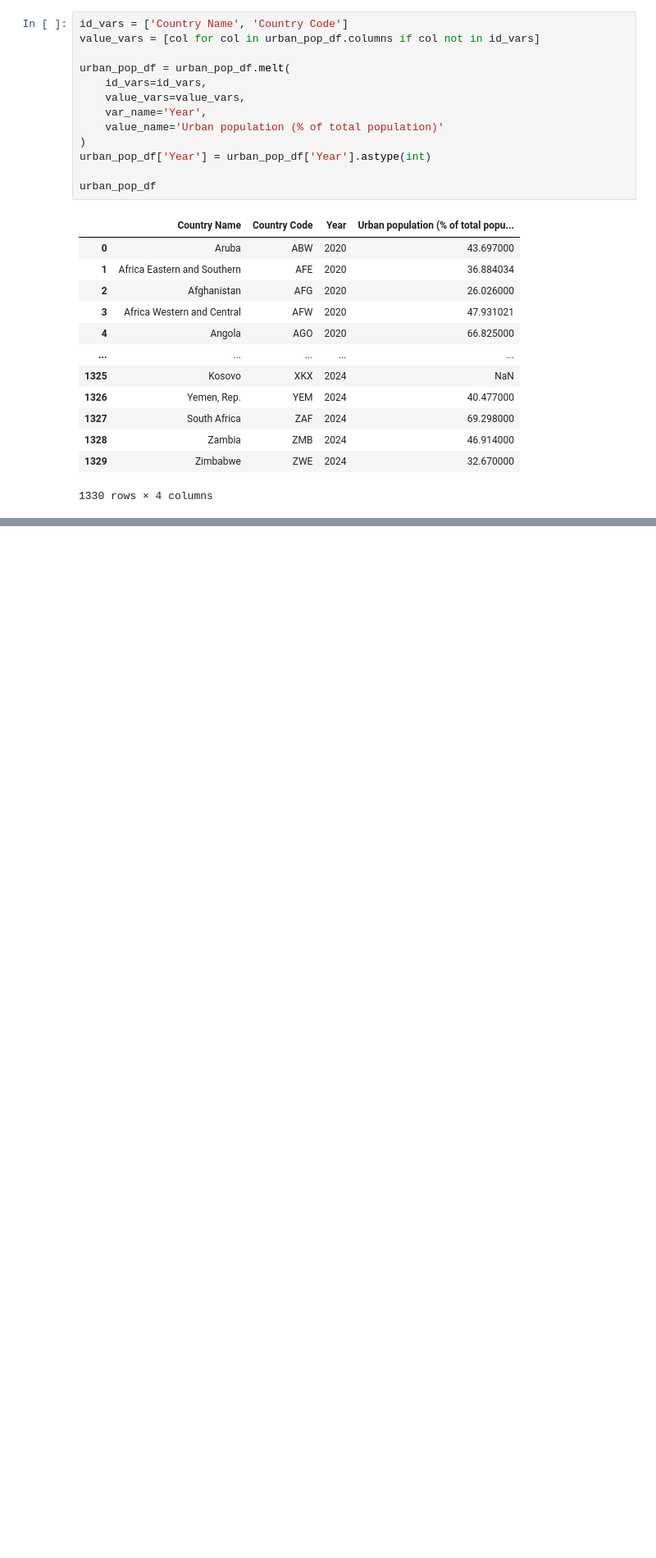
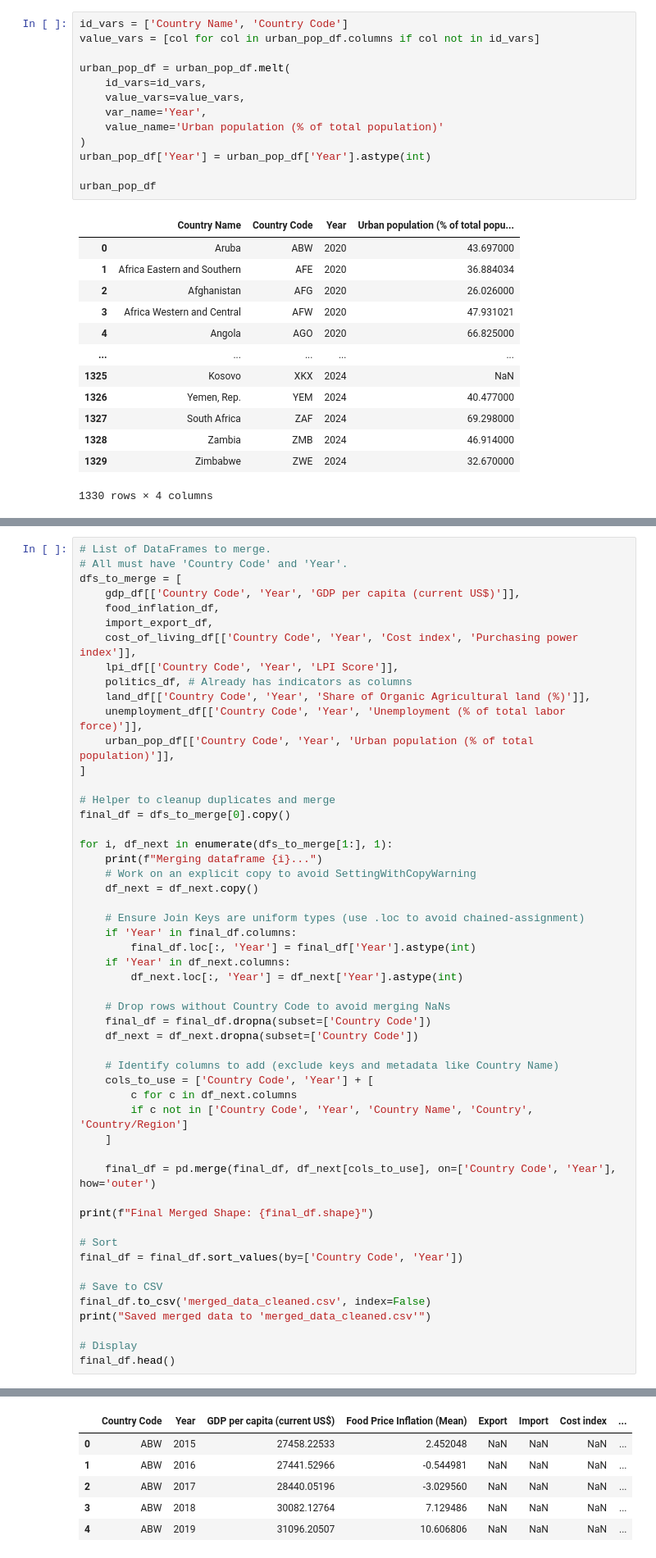
Before and after one commit to YoannAsl/ml-learning-project-1, a Jupyter notebook: cleaning.ipynb, the cells around one changed output, grey strips where cells are left out. Shown: that part at 82% size. Saved outputs shown, nothing was run; the diff lists cells and outputs as text; blank space fills up the shorter version.

```diff
--- a/cleaning.ipynb
+++ b/cleaning.ipynb
@@ -491,0 +514,53 @@ urban_pop_df
+# %%
+# List of DataFrames to merge.
+# All must have 'Country Code' and 'Year'.
+dfs_to_merge = [
+    gdp_df[['Country Code', 'Year', 'GDP per capita (current US$)']],
+    food_inflation_df,
+    import_export_df,
+    cost_of_living_df[['Country Code', 'Year', 'Cost index', 'Purchasing power index']],
+    lpi_df[['Country Code', 'Year', 'LPI Score']],
+    politics_df, # Already has indicators as columns
+    land_df[['Country Code', 'Year', 'Share of Organic Agricultural land (%)']],
+    unemployment_df[['Country Code', 'Year', 'Unemployment (% of total labor force)']],
+    urban_pop_df[['Country Code', 'Year', 'Urban population (% of total population)']],
+]
+
+# Helper to cleanup duplicates and merge
+final_df = dfs_to_merge[0].copy()
+
+for i, df_next in enumerate(dfs_to_merge[1:], 1):
+    print(f"Merging dataframe {i}...")
+    # Work on an explicit copy to avoid SettingWithCopyWarning
+    df_next = df_next.copy()
+
+    # Ensure Join Keys are uniform types (use .loc to avoid chained-assignment)
+    if 'Year' in final_df.columns:
+        final_df.loc[:, 'Year'] = final_df['Year'].astype(int)
+    if 'Year' in df_next.columns:
+        df_next.loc[:, 'Year'] = df_next['Year'].astype(int)
+
+    # Drop rows without Country Code to avoid merging NaNs
+    final_df = final_df.dropna(subset=['Country Code'])
+    df_next = df_next.dropna(subset=['Country Code'])
+
+    # Identify columns to add (exclude keys and metadata like Country Name)
+    cols_to_use = ['Country Code', 'Year'] + [
+        c for c in df_next.columns
+        if c not in ['Country Code', 'Year', 'Country Name', 'Country', 'Country/Region']
+    ]
+
+    final_df = pd.merge(final_df, df_next[cols_to_use], on=['Country Code', 'Year'], how='outer')
+
+print(f"Final Merged Shape: {final_df.shape}")
+
+# Sort
+final_df = final_df.sort_values(by=['Country Code', 'Year'])
+
+# Save to CSV
+final_df.to_csv('merged_data_cleaned.csv', index=False)
+print("Saved merged data to 'merged_data_cleaned.csv'")
+
+# Display
+final_df.head()
+# %% [output]
@@ -491,0 +577,6 @@ urban_pop_df
+|  | Country Code | Year | GDP per capita (current US$) | Food Price Inflation (Mean) | Export | Import | Cost index | ... |
+| 0 | ABW | 2015 | 27458.22533 | 2.452048 | NaN | NaN | NaN | ... |
+| 1 | ABW | 2016 | 27441.52966 | -0.544981 | NaN | NaN | NaN | ... |
+| 2 | ABW | 2017 | 28440.05196 | -3.029560 | NaN | NaN | NaN | ... |
+| 3 | ABW | 2018 | 30082.12764 | 7.129486 | NaN | NaN | NaN | ... |
+| 4 | ABW | 2019 | 31096.20507 | 10.606806 | NaN | NaN | NaN | ... |
```
Also changed, not shown: parts of 8 cells of this notebook, 1 other file.
